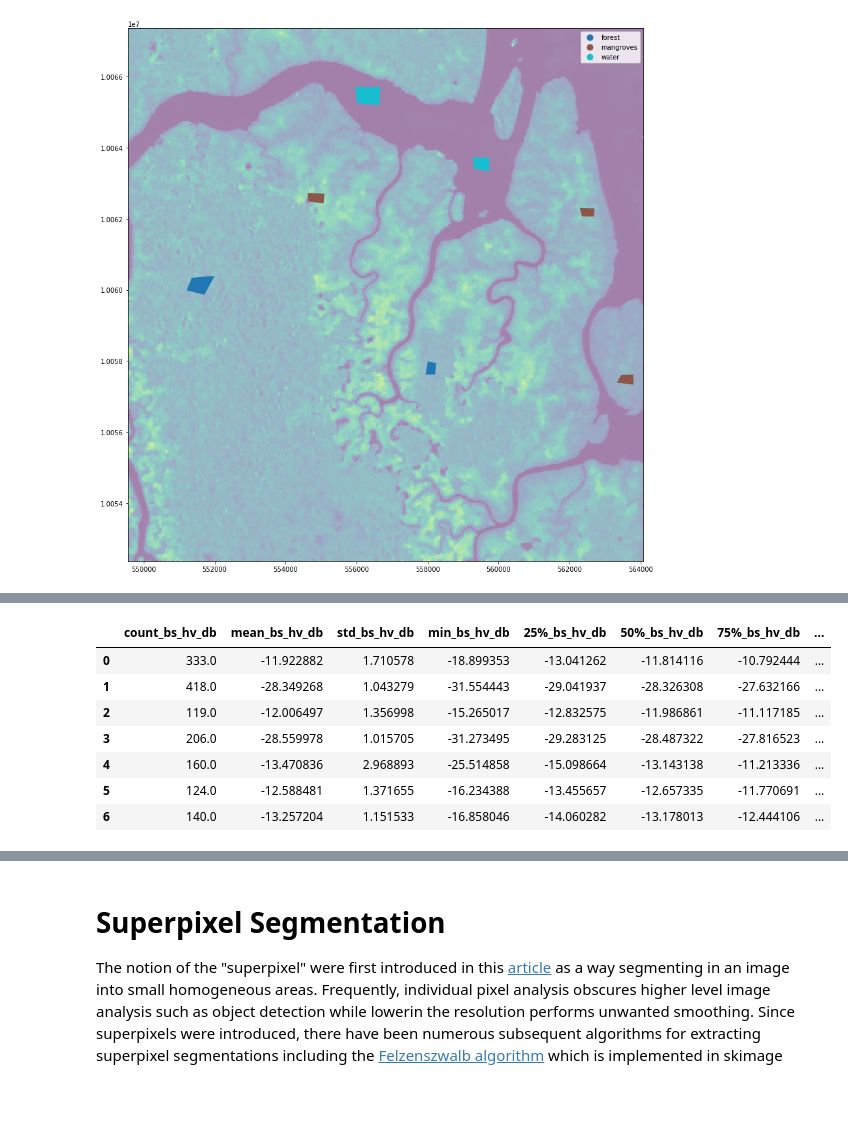
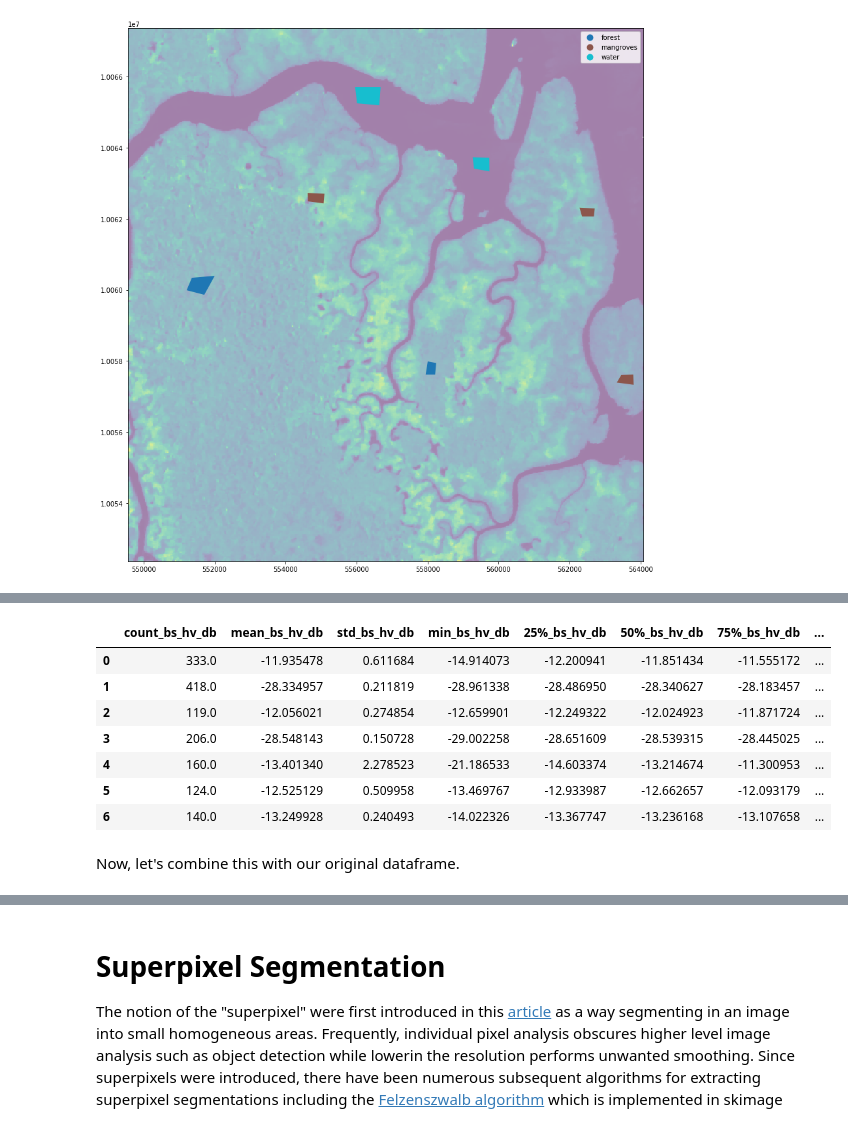
Before and after one commit to simard-landscape-lab/sari-tutorial, a Jupyter notebook: 8_Supervised_Classification/8_Supervised_Classification_With_Superpixels.ipynb, the cells around one changed output, grey strips where cells are left out. Drawn from its saved outputs; the diff is of its cells as text; code cells hidden in the pictures; blank space fills up the shorter version.

```diff
--- a/8_Supervised_Classification/8_Supervised_Classification_With_Superpixels.ipynb
+++ b/8_Supervised_Classification/8_Supervised_Classification_With_Superpixels.ipynb
@@ -35,7 +35,7 @@ The goals of the notebook
 data_dir = Path('../data')
 rgb_tif = data_dir/'rgb.tif'
 coh_tifs = sorted(list(data_dir.glob('./*coh*.tif')))
-bs_tifs = sorted(list(data_dir.glob('./*backscatter*.tif')))
+bs_tifs = sorted(list(data_dir.glob('./*tv*.tif')))
 coh_tifs, bs_tifs
 # %% [output]
 ([PosixPath('../data/alos_coh_hh.tif'), PosixPath('../data/alos_coh_hv.tif')],
@@ -87,21 +103,23 @@ with rasterio.open(data_dir/'rgb.tif') as ds:
 # %%
 def aggregate_geometry_on(geo, raster):
     label_mask = rasterize_shapes_to_array([geo], [1], profile, all_touched=True)
-    sliced_df = pd.DataFrame({'sliced_data': 10 * np.log10(raster[label_mask == 1])})
+    sliced_df = pd.DataFrame({'sliced_data': raster[label_mask == 1]})
     data_dict = (sliced_df.describe().to_dict())['sliced_data']
     return (data_dict)
 # %%
-f_bs_hv = lambda geo: aggregate_geometry_on(geo, hv)
+f_bs_hv = lambda geo: aggregate_geometry_on(geo, 10 * np.log10(hv))
 data_bs_hv = pd.DataFrame(list(map(f_bs_hv, df_data.geometry.tolist())))
 data_bs_hv.rename(columns={col: f'{col}_bs_hv_db' for col in data_bs_hv.columns}, inplace=True)
 data_bs_hv
 # %% [output]
 |  | count_bs_hv_db | mean_bs_hv_db | std_bs_hv_db | min_bs_hv_db | 25%_bs_hv_db | 50%_bs_hv_db | 75%_bs_hv_db | ... |
-| 0 | 333.0 | -11.922882 | 1.710578 | -18.899353 | -13.041262 | -11.814116 | -10.792444 | ... |
-| 1 | 418.0 | -28.349268 | 1.043279 | -31.554443 | -29.041937 | -28.326308 | -27.632166 | ... |
-| 2 | 119.0 | -12.006497 | 1.356998 | -15.265017 | -12.832575 | -11.986861 | -11.117185 | ... |
-| 3 | 206.0 | -28.559978 | 1.015705 | -31.273495 | -29.283125 | -28.487322 | -27.816523 | ... |
-| 4 | 160.0 | -13.470836 | 2.968893 | -25.514858 | -15.098664 | -13.143138 | -11.213336 | ... |
-| 5 | 124.0 | -12.588481 | 1.371655 | -16.234388 | -13.455657 | -12.657335 | -11.770691 | ... |
-| 6 | 140.0 | -13.257204 | 1.151533 | -16.858046 | -14.060282 | -13.178013 | -12.444106 | ... |
+| 0 | 333.0 | -11.935478 | 0.611684 | -14.914073 | -12.200941 | -11.851434 | -11.555172 | ... |
+| 1 | 418.0 | -28.334957 | 0.211819 | -28.961338 | -28.486950 | -28.340627 | -28.183457 | ... |
+| 2 | 119.0 | -12.056021 | 0.274854 | -12.659901 | -12.249322 | -12.024923 | -11.871724 | ... |
+| 3 | 206.0 | -28.548143 | 0.150728 | -29.002258 | -28.651609 | -28.539315 | -28.445025 | ... |
+| 4 | 160.0 | -13.401340 | 2.278523 | -21.186533 | -14.603374 | -13.214674 | -11.300953 | ... |
+| 5 | 124.0 | -12.525129 | 0.509958 | -13.469767 | -12.933987 | -12.662657 | -12.093179 | ... |
+| 6 | 140.0 | -13.249928 | 0.240493 | -14.022326 | -13.367747 | -13.236168 | -13.107658 | ... |
+# %% [markdown]
+Now, let's combine this with our original dataframe.
 # %%
```
Also changed, not shown: parts of 14 cells of this notebook, 1 other file.
